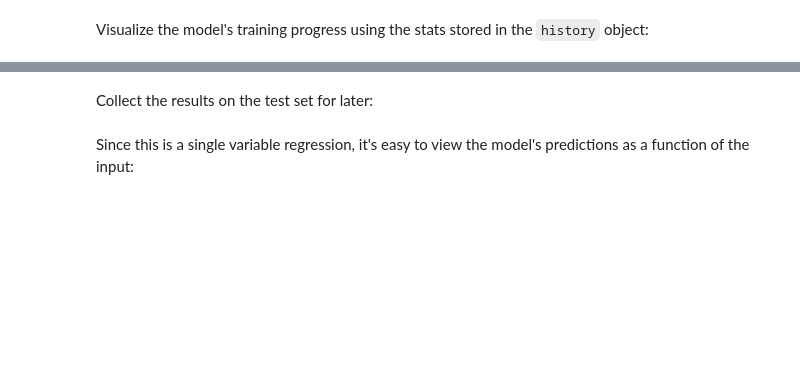
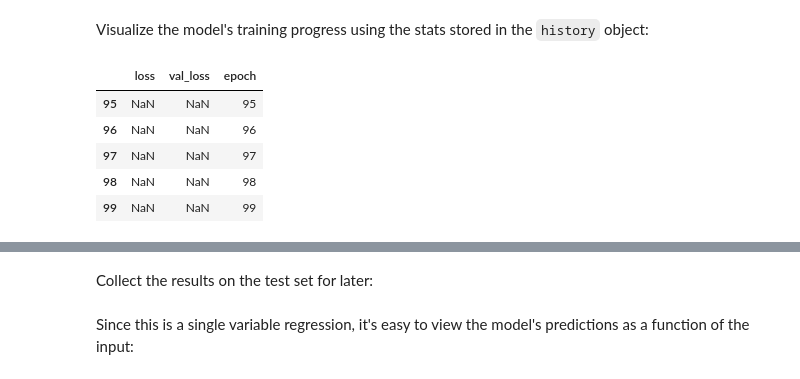
Before and after one commit to omerincialan/AWSPractice_TothepowerExercise, a Jupyter notebook: site/en/tutorials/keras/regression.ipynb, the cells around one changed output, grey strips where cells are left out. Saved outputs shown, nothing was run; the diff lists cells and outputs as text; code cells hidden in the pictures; blank space fills up the shorter version.

```diff
--- a/site/en/tutorials/keras/regression.ipynb
+++ b/site/en/tutorials/keras/regression.ipynb
@@ -244,9 +330,16 @@ history = horsepower_model.fit(
 # %% [markdown]
 Visualize the model's training progress using the stats stored in the `history` object:
 # %%
-hist = pd.DataFrame(history.history)
+hist = pd.DataFrame(history.history.keys)
 hist['epoch'] = history.epoch
 hist.tail()
+# %% [output]
+|  | loss | val_loss | epoch |
+| 95 | NaN | NaN | 95 |
+| 96 | NaN | NaN | 96 |
+| 97 | NaN | NaN | 97 |
+| 98 | NaN | NaN | 98 |
+| 99 | NaN | NaN | 99 |
 # %%
 def plot_loss(history):
   plt.plot(history.history['loss'], label='loss')
```
Also changed, not shown: parts of 32 cells of this notebook.
